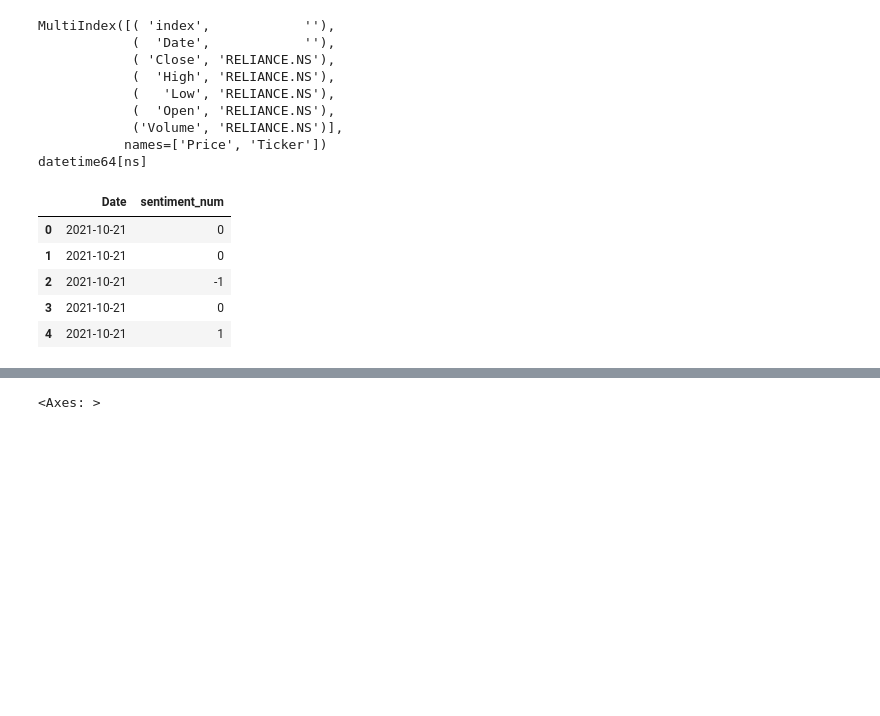
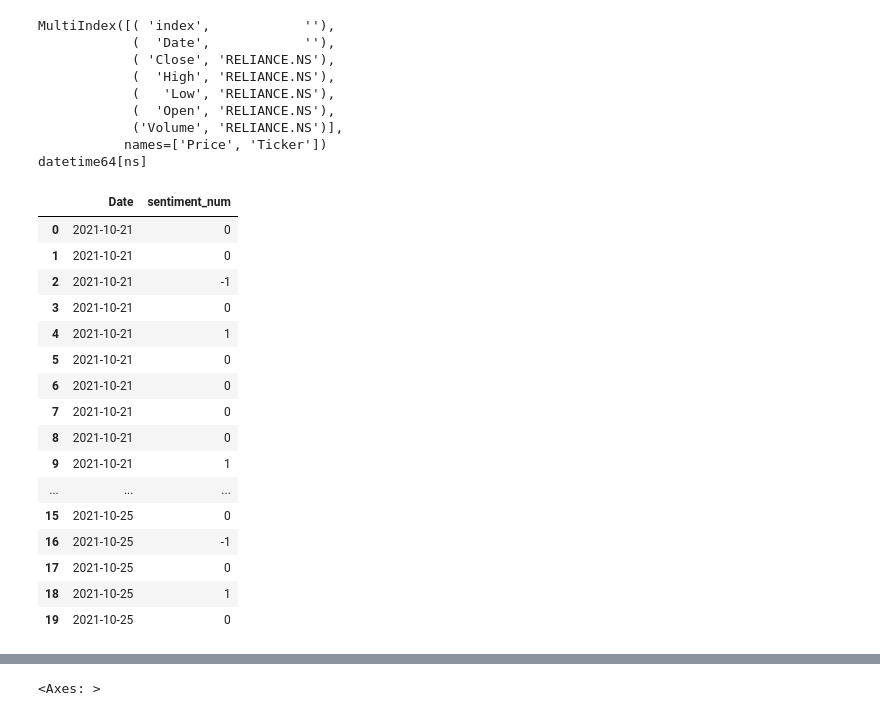
Before and after one commit to gursheelsingh11/Stock_Price_pred_based_on_sentiments_-_Marketmoods, a Jupyter notebook: LSTM.ipynb, the cells around one changed output, grey strips where cells are left out. Cells and saved outputs as stored; diff of their text form; code cells hidden in the pictures; blank space fills up the shorter version.

```diff
--- a/LSTM.ipynb
+++ b/LSTM.ipynb
@@ -17,27 +17,39 @@ MultiIndex([( 'index',            ''),
            names=['Price', 'Ticker'])
 datetime64[ns]
 # %%
+import pandas as pd
 sent_df = pd.read_csv('/Users/gursheelsingh/Downloads/reliance_news_sentiment.csv')
 sent_df["date"] = pd.to_datetime(sent_df["published_at"]).dt.date
 
 # Map sentiment to numeric
 sentiment_map = {
     "positive": 1,
     "neutral": 0,
     "negative": -1
 }
 
 sent_df["sentiment_num"] = sent_df["sentiment"].map(sentiment_map)
 
-sent_df.head()
 sent_daily = sent_df[['date', 'sentiment_num']].rename(
     columns={"date": "Date"}
 )
-sent_daily.head()
+
+sent_daily.head(20)
 # %% [output]
 |  | Date | sentiment_num |
 | 0 | 2021-10-21 | 0 |
 | 1 | 2021-10-21 | 0 |
 | 2 | 2021-10-21 | -1 |
 | 3 | 2021-10-21 | 0 |
 | 4 | 2021-10-21 | 1 |
+| 5 | 2021-10-21 | 0 |
+| 6 | 2021-10-21 | 0 |
+| 7 | 2021-10-21 | 0 |
+| 8 | 2021-10-21 | 0 |
+| 9 | 2021-10-21 | 1 |
+| ... | ... | ... |
+| 15 | 2021-10-25 | 0 |
+| 16 | 2021-10-25 | -1 |
+| 17 | 2021-10-25 | 0 |
+| 18 | 2021-10-25 | 1 |
+| 19 | 2021-10-25 | 0 |
```
Also changed, not shown: parts of 36 cells of this notebook.
